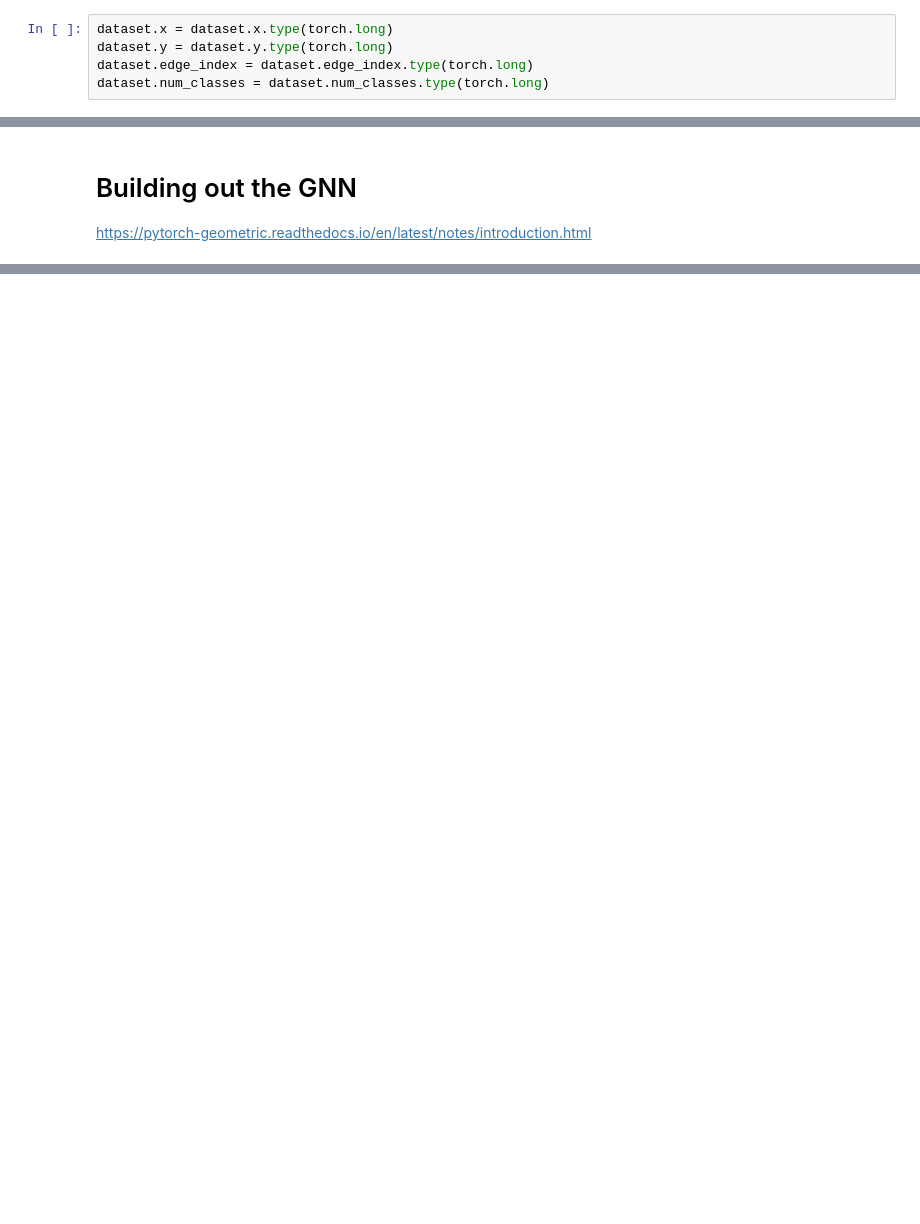
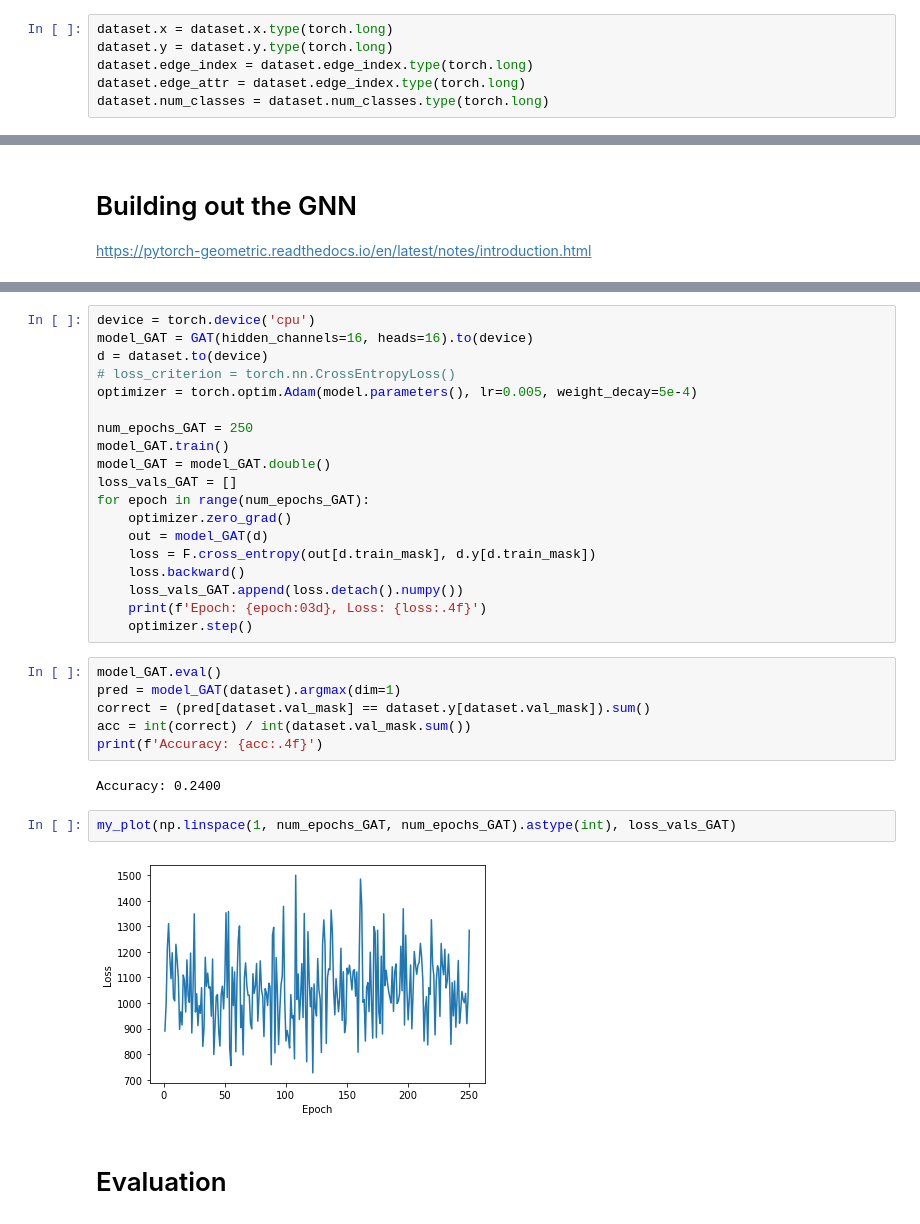
Before and after one commit to rybakj/page_networks, a Jupyter notebook: gnns/semi-supervised.ipynb, the cells around one changed output, grey strips where cells are left out. Drawn from its saved outputs; the diff is of its cells as text; blank space fills up the shorter version.

```diff
--- a/gnns/semi-supervised.ipynb
+++ b/gnns/semi-supervised.ipynb
@@ -212,6 +202,7 @@ torch.Tensor
 dataset.x = dataset.x.type(torch.long)
 dataset.y = dataset.y.type(torch.long)
 dataset.edge_index = dataset.edge_index.type(torch.long)
+dataset.edge_attr = dataset.edge_index.type(torch.long)
 dataset.num_classes = dataset.num_classes.type(torch.long)
 # %%
 dataset.edge_index.dtype
@@ -324,0 +348,33 @@ print(f'Accuracy: {acc:.4f}')
+# %%
+device = torch.device('cpu')
+model_GAT = GAT(hidden_channels=16, heads=16).to(device)
+d = dataset.to(device)
+# loss_criterion = torch.nn.CrossEntropyLoss()
+optimizer = torch.optim.Adam(model.parameters(), lr=0.005, weight_decay=5e-4)
+
+num_epochs_GAT = 250
+model_GAT.train()
+model_GAT = model_GAT.double()
+loss_vals_GAT = []
+for epoch in range(num_epochs_GAT):
+    optimizer.zero_grad()
+    out = model_GAT(d)
+    loss = F.cross_entropy(out[d.train_mask], d.y[d.train_mask])
+    loss.backward()
+    loss_vals_GAT.append(loss.detach().numpy())
+    print(f'Epoch: {epoch:03d}, Loss: {loss:.4f}')
+    optimizer.step()
+# %%
+model_GAT.eval()
+pred = model_GAT(dataset).argmax(dim=1)
+correct = (pred[dataset.val_mask] == dataset.y[dataset.val_mask]).sum()
+acc = int(correct) / int(dataset.val_mask.sum())
+print(f'Accuracy: {acc:.4f}')
+# %% [output]
+Accuracy: 0.2400
+# %%
+my_plot(np.linspace(1, num_epochs_GAT, num_epochs_GAT).astype(int), loss_vals_GAT)
+# %% [output]
+[figure, added]
+# %% [markdown]
+# Evaluation
```
Also changed, not shown: parts of 36 cells of this notebook.
